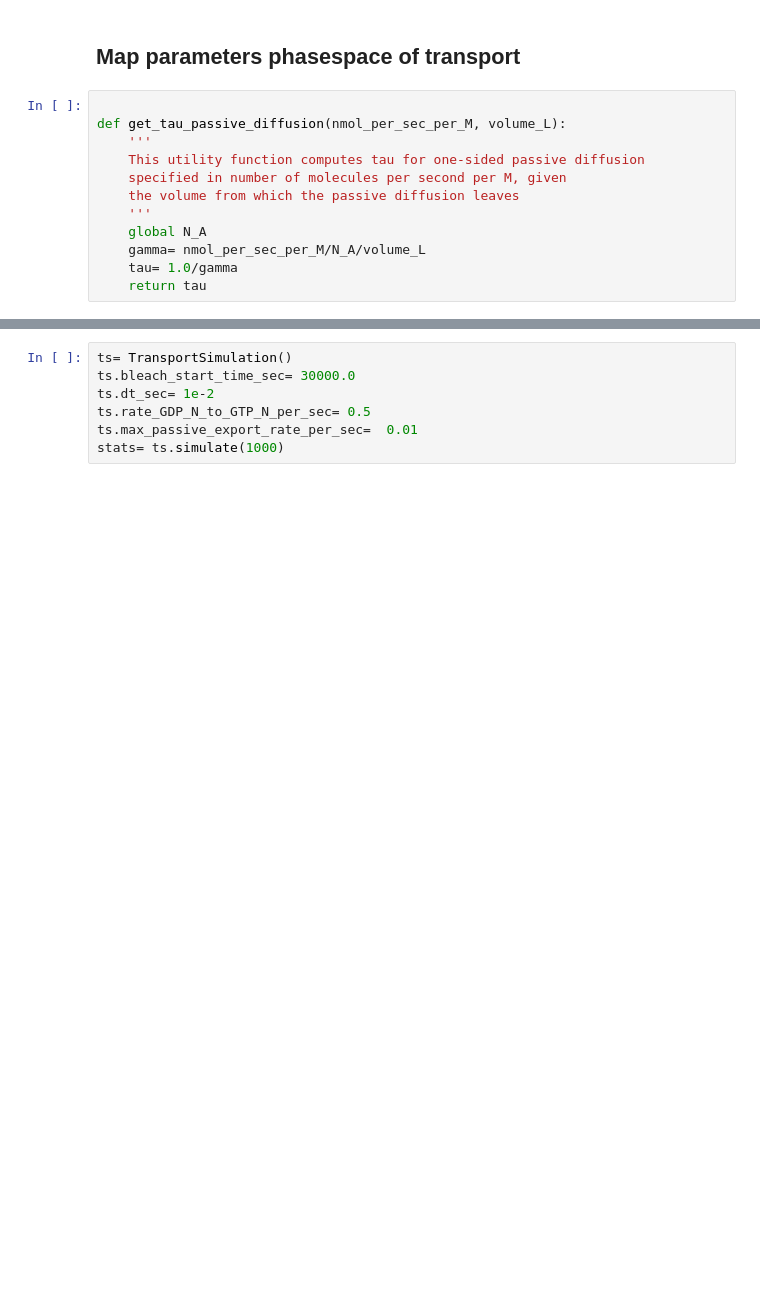
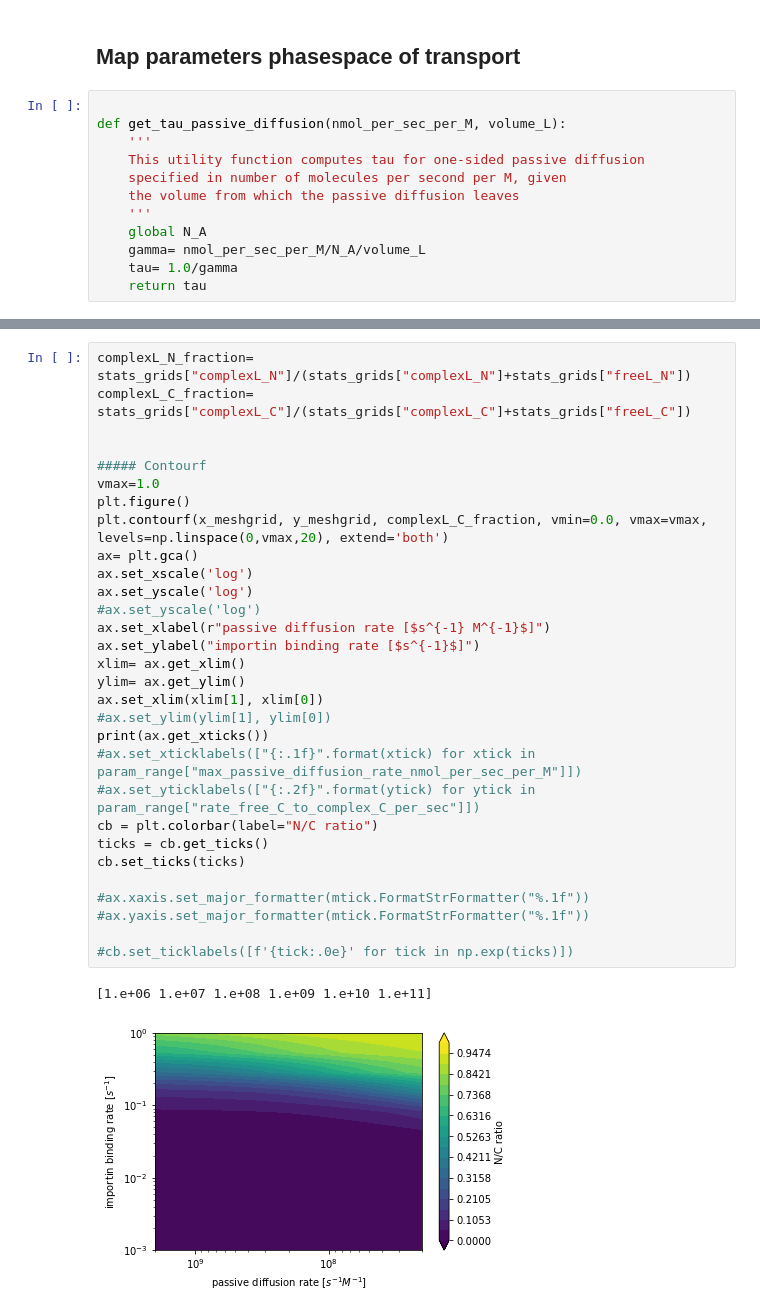
Before and after one commit to ravehlab/npctransport_kinetic, a Jupyter notebook: NPC_FLIP_simulations.ipynb, the cells around one changed output, grey strips where cells are left out. Saved outputs shown, nothing was run; the diff lists cells and outputs as text; blank space fills up the shorter version.

```diff
--- a/NPC_FLIP_simulations.ipynb
+++ b/NPC_FLIP_simulations.ipynb
@@ -926,7 +942,33 @@ cb.set_ticks(ticks)
-# %%
-ts= TransportSimulation()
-ts.bleach_start_time_sec= 30000.0
-ts.dt_sec= 1e-2
-ts.rate_GDP_N_to_GTP_N_per_sec= 0.5
-ts.max_passive_export_rate_per_sec=  0.01
-stats= ts.simulate(1000)
+# %%
+complexL_N_fraction= stats_grids["complexL_N"]/(stats_grids["complexL_N"]+stats_grids["freeL_N"])
+complexL_C_fraction= stats_grids["complexL_C"]/(stats_grids["complexL_C"]+stats_grids["freeL_C"])
+
+
+##### Contourf
+vmax=1.0
+plt.figure()
+plt.contourf(x_meshgrid, y_meshgrid, complexL_C_fraction, vmin=0.0, vmax=vmax, levels=np.linspace(0,vmax,20), extend='both')
+ax= plt.gca()
+ax.set_xscale('log')
+ax.set_yscale('log')
+#ax.set_yscale('log')
+ax.set_xlabel(r"passive diffusion rate [$s^{-1} M^{-1}$]")
+ax.set_ylabel("importin binding rate [$s^{-1}$]")
+xlim= ax.get_xlim()
+ylim= ax.get_ylim()
+ax.set_xlim(xlim[1], xlim[0])
+#ax.set_ylim(ylim[1], ylim[0])
+print(ax.get_xticks())
+#ax.set_xticklabels(["{:.1f}".format(xtick) for xtick in param_range["max_passive_diffusion_rate_nmol_per_sec_per_M"]])
+#ax.set_yticklabels(["{:.2f}".format(ytick) for ytick in param_range["rate_free_C_to_complex_C_per_sec"]])
+cb = plt.colorbar(label="N/C ratio")
+ticks = cb.get_ticks()
+cb.set_ticks(ticks)
+
+#ax.xaxis.set_major_formatter(mtick.FormatStrFormatter("%.1f"))
+#ax.yaxis.set_major_formatter(mtick.FormatStrFormatter("%.1f"))
+
+#cb.set_ticklabels([f'{tick:.0e}' for tick in np.exp(ticks)])
+# %% [output]
+[1.e+06 1.e+07 1.e+08 1.e+09 1.e+10 1.e+11]
+[figure, added]
```
Also changed, not shown: parts of 14 cells of this notebook, 1 other file.
